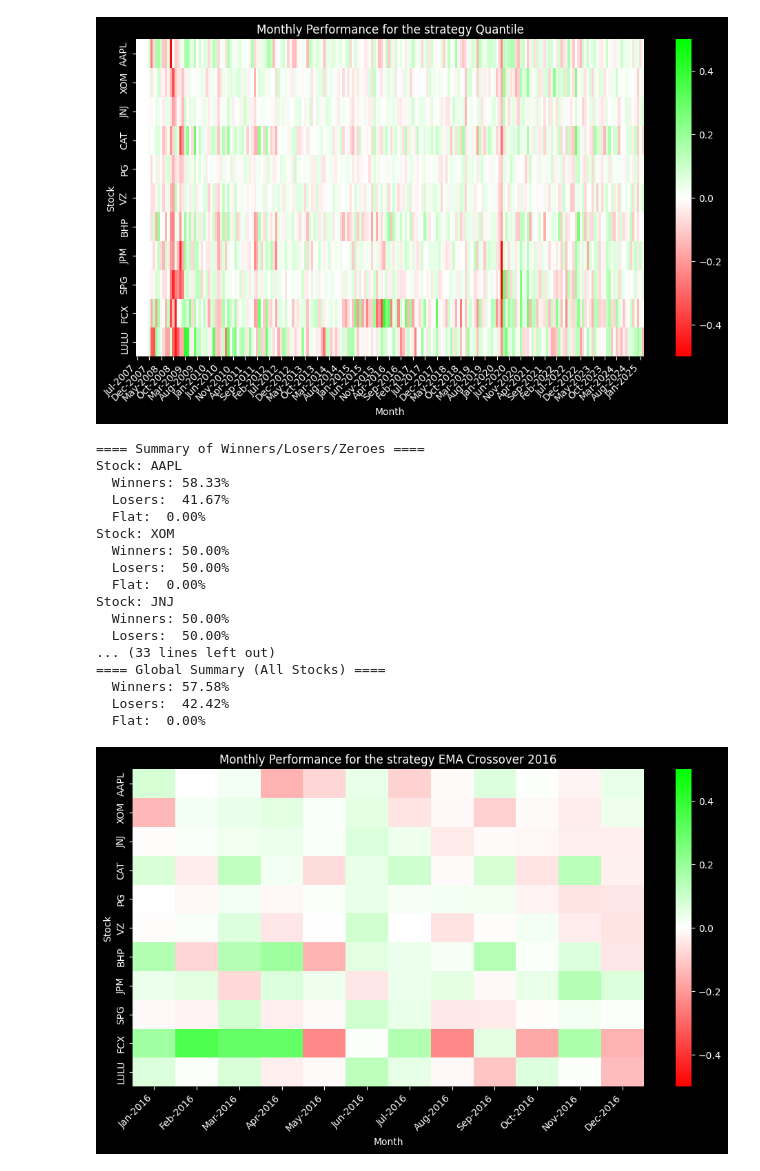
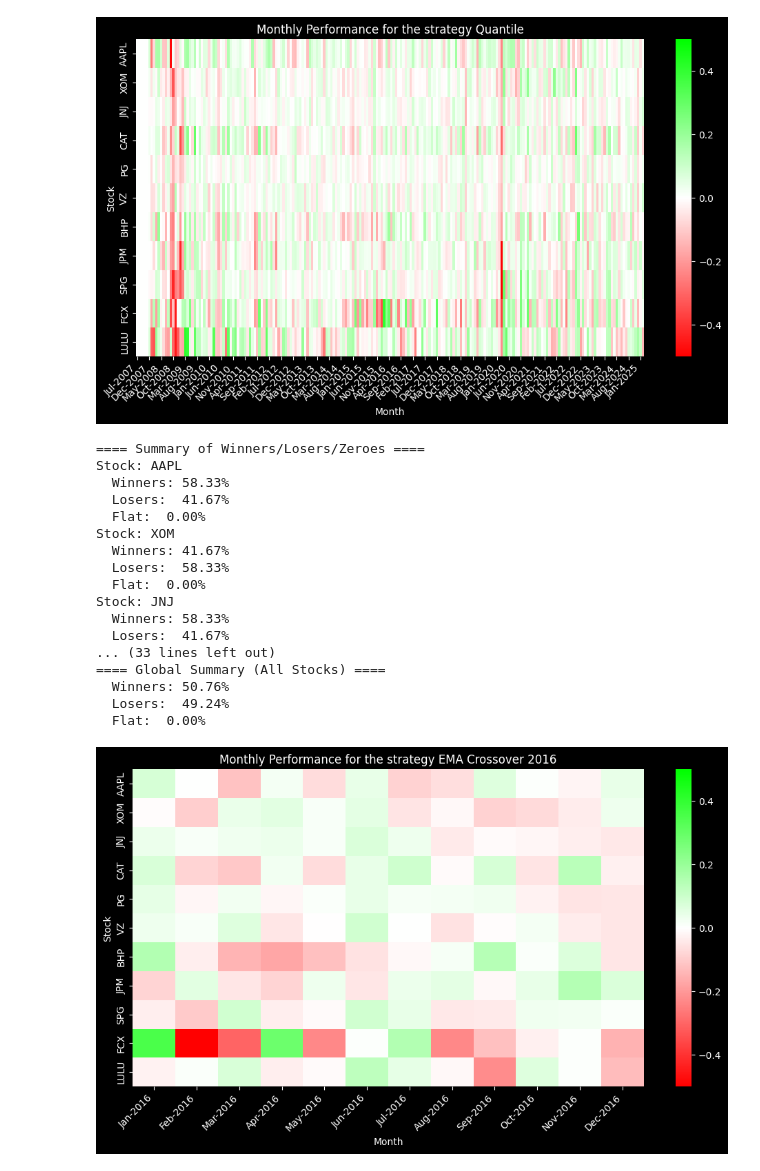
Before and after one commit to ethantrentin/Markets-Physic, a Jupyter notebook: TP2.ipynb, the cells around one changed output. Cells and saved outputs as stored; diff of their text form; code cells hidden in the pictures.

```diff
--- a/TP2.ipynb
+++ b/TP2.ipynb
@@ -625,8 +625,18 @@ for stock in tickers:
 # Question 1 :  Tracer un heatmap de la performance moyenne, titre par titre (nous avons le choix de la mesure
 # de performance) de chaque stratégie mois par mois. Nous allons choisir
 # le log return mensuel comme métrique
+# On créé un dataframe poiur stocker les données
+
+df = pd.DataFrame()
+
 tickers = ["AAPL", "XOM", "JNJ", "CAT", "PG", "VZ", "BHP", "JPM","SPG",
            "FCX",'LULU']
+
+
+for ticker in tickers:
+    df[ticker] = yf.download(ticker, start="2006-01-01", end="2025-03-01")["Close"]
+    df[ticker + " Log Returns"] = np.log(df[ticker]).diff()
+df = df.dropna()
 
 def compute_monthly_log_return(df, signals, stock):
     df_copy = df.copy()
@@ -777,27 +798,26 @@ Stock: JNJ
 # %%
 # Question 2 : Est-ce que la diversité de nos stratégies rend compte de la dynamique des marchés génériquement, et plus
 # particulièrement en 2016 ?
 
-df_2016 = df.loc['2016-01-01':'2016-12-31']
-signals_1_2016 = ema_crossover_strategy(df_2016, tickers, 10, 70)
-plot_heatmap_strategy(tickers, df_2016, signals_1_2016, "EMA Crossover 2016")
+signals_1_2016 = ema_crossover_strategy(df, tickers, 10, 50)
+plot_heatmap_strategy(tickers, df.loc['2016-01-01':'2016-12-31'], signals_1_2016, "EMA Crossover 2016")
 # %% [output]
 ==== Summary of Winners/Losers/Zeroes ====
 Stock: AAPL
   Winners: 58.33%
   Losers:  41.67%
   Flat:  0.00%
 Stock: XOM
-  Winners: 50.00%
-  Losers:  50.00%
+  Winners: 41.67%
+  Losers:  58.33%
   Flat:  0.00%
 Stock: JNJ
-  Winners: 50.00%
-  Losers:  50.00%
+  Winners: 58.33%
+  Losers:  41.67%
 ... (33 lines left out)
 ==== Global Summary (All Stocks) ====
-  Winners: 57.58%
-  Losers:  42.42%
+  Winners: 50.76%
+  Losers:  49.24%
   Flat:  0.00%
-[figure, old version]
+[figure, new version]
 # %%
```
Also changed, not shown: parts of 4 cells of this notebook.
